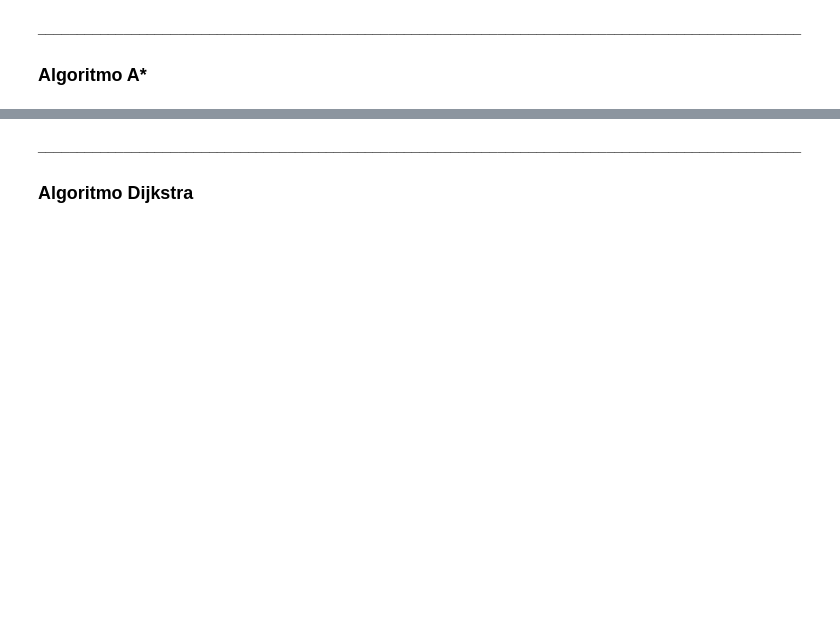
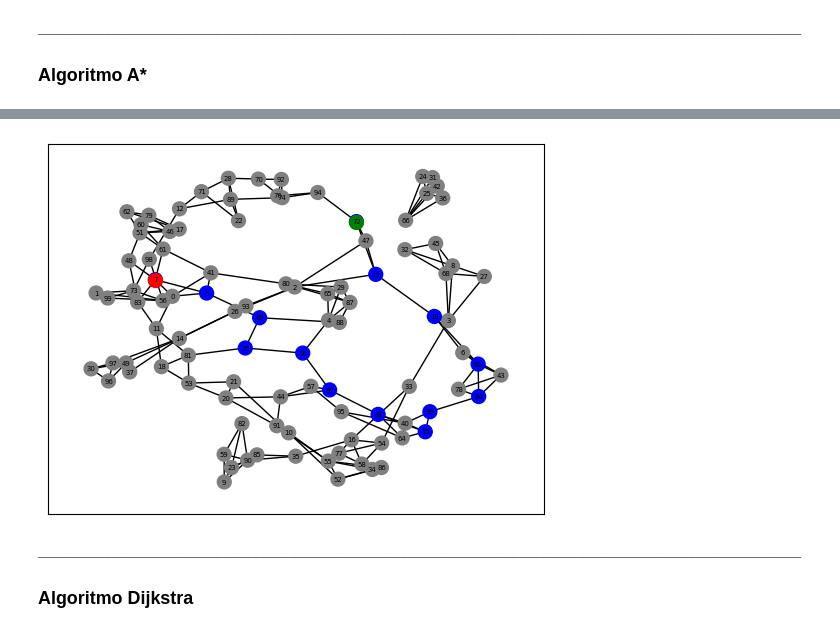
Before and after one commit to Lucasmm01/KNN-Algoritmos_de_busca, a Jupyter notebook: Rede KNN.ipynb, the cells around one changed output, grey strips where cells are left out. Cells and saved outputs as stored; diff of their text form; code cells hidden in the pictures; blank space fills up the shorter version.

```diff
--- a/Rede KNN.ipynb
+++ b/Rede KNN.ipynb
@@ -352,0 +352,88 @@ best_first_search(vertices, edges, source, target)
+# %%
+from queue import PriorityQueue
+
+def heuristic(v, target):
+    # Implemente aqui a função heurística para estimar a distância entre o vértice v e o vértice final target.
+    # Pode ser utilizada a distância Euclidiana, por exemplo.
+    # Retorne a estimativa da distância.
+    return 0
+
+def a_star(vertices, edges, start, target):
+    n = len(vertices)
+    graph = [[] for _ in range(n)]
+
+    for u, v, weight in edges:
+        graph[u].append((v, weight))
+        graph[v].append((u, weight))
+
+    pq = PriorityQueue()
+    pq.put((0, start))
+    visited = set()
+    visited.add(start)
+
+    # Dicionário para armazenar o custo atual para cada vértice
+    cost_so_far = {start: 0}
+
+    # Dicionário para armazenar o nó anterior no caminho mais curto
+    came_from = {}
+
+    while not pq.empty():
+        current_cost, current_vertex = pq.get()
+
+        if current_vertex == target:
+            break
+
+        for neighbor, weight in graph[current_vertex]:
+            new_cost = cost_so_far[current_vertex] + weight
+
+            if neighbor not in cost_so_far or new_cost < cost_so_far[neighbor]:
+                cost_so_far[neighbor] = new_cost
+                priority = new_cost + heuristic(neighbor, target)
+                pq.put((priority, neighbor))
+                visited.add(neighbor)
+                came_from[neighbor] = current_vertex
+
+    # Reconstrução do caminho percorrido
+    path = []
+    current = target
+    while current != start:
+        path.append(current)
+        current = came_from[current]
+    path.append(start)
+    path.reverse()
+
+    # Distância total percorrida
+    distance = cost_so_far[target]
+
+    return path, distance
+
+# Exemplo de utilização do algoritmo
+vertices = lista_vertices_index
+edges = lista_arestas
+start = 72
+target = 7
+
+caminho, distancia_total = a_star(vertices, edges, start, target)
+print("Caminho percorrido:", caminho)
+print("Distância total percorrida:", distancia_total)
+
+# Cria o grafo
+G = nx.Graph()
+for u, v, dist in lista_arestas:
+    G.add_edge(u, v, weight=dist)
+
+pos = nx.spring_layout(G, seed=9, k=1, iterations=100, scale=10)
+
+labels = {v: v for v in G.nodes()}
+cores_vertices = ['green' if v == source else 'red' if v == target else 'gray' for v in G.nodes()]
+cores_visitados = ['blue' if v in caminho else 'gray' for v in G.nodes()]
+
+nx.draw_networkx_nodes(G, pos, node_color=cores_visitados, node_size=100)
+nx.draw_networkx_edges(G, pos, width=1)
+nx.draw_networkx_labels(G, pos, labels, font_size=5, font_family='sans-serif')
+
+# Marca o nó origem e destino
+nx.draw_networkx_nodes(G, pos, nodelist=[source], node_color='green', node_size=100)
+nx.draw_networkx_nodes(G, pos, nodelist=[target], node_color='red', node_size=100)
+plt.show()
+# %% [output]
@@ -353,3 +442,4 @@ best_first_search(vertices, edges, source, target)
+[figure, added]
 # %% [markdown]
 <strong>__________________________________________________________________________________________________</strong>
 
```
Also changed, not shown: parts of 10 cells of this notebook.
